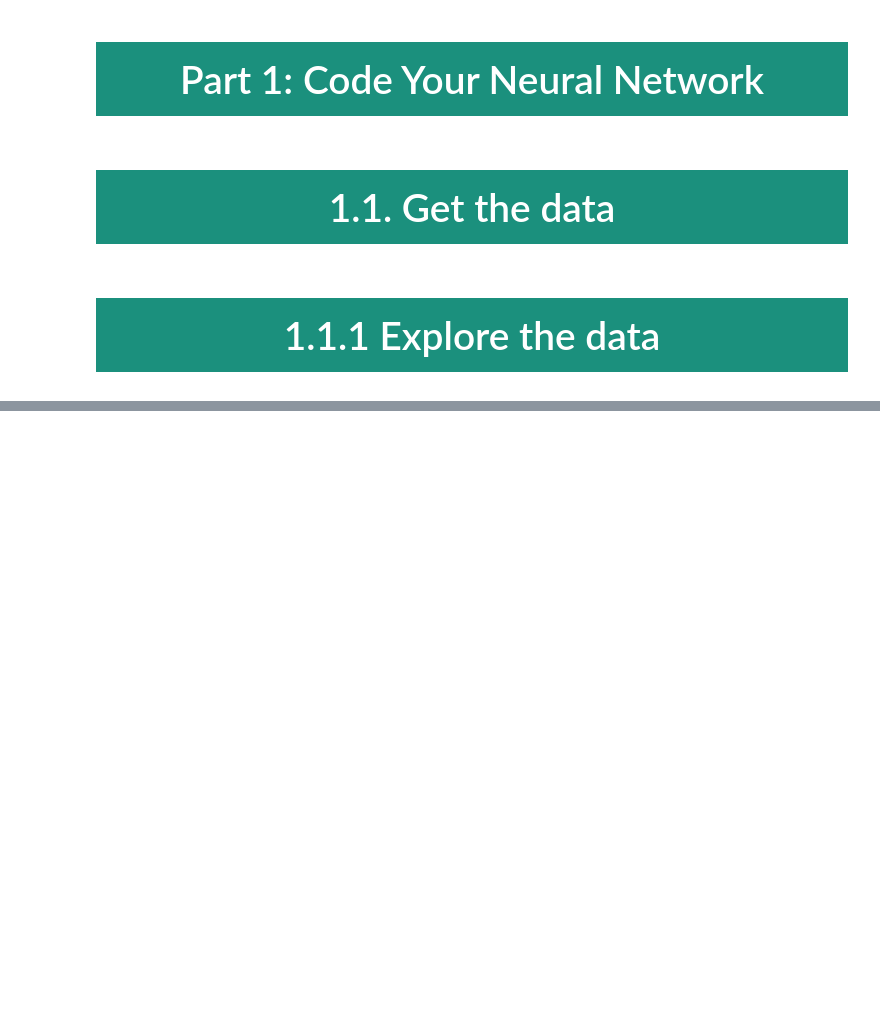
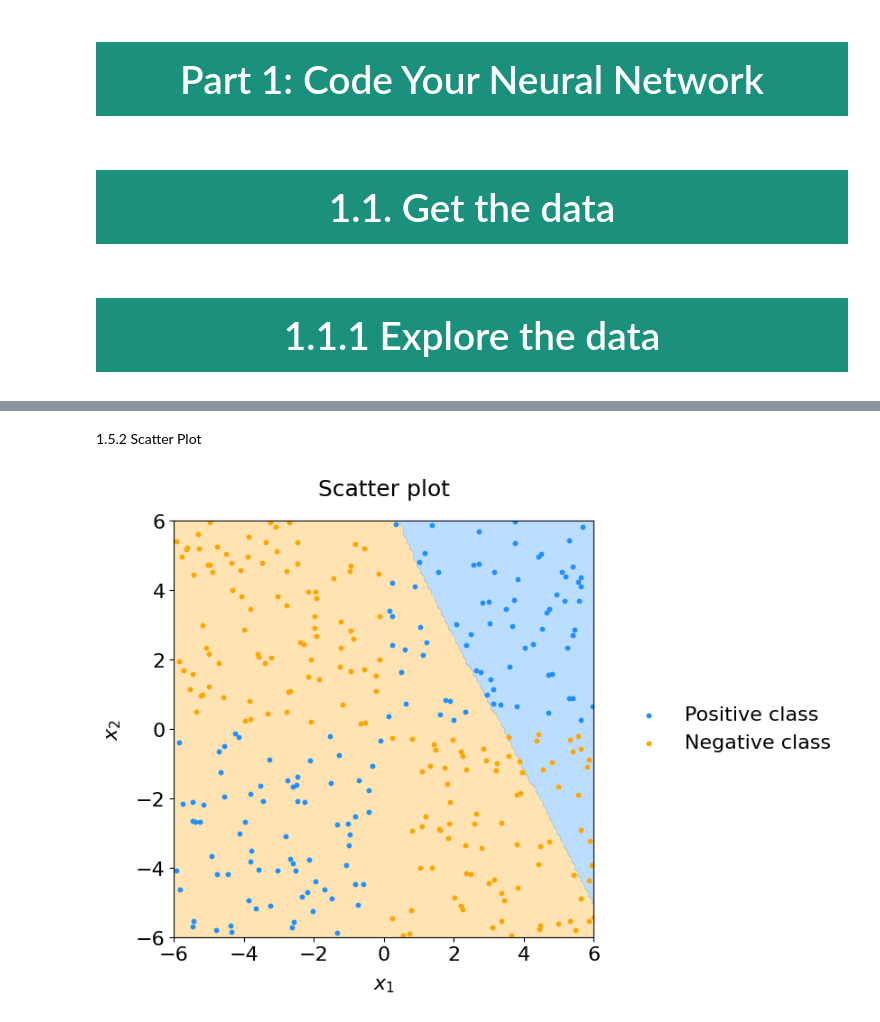
Before and after one commit to MELAI-1/MY-PROJECT, a Jupyter notebook: machine-learning/Melvin_ml_t5.ipynb, the cells around one changed output, grey strips where cells are left out. Cells and saved outputs as stored; diff of their text form; code cells hidden in the pictures; blank space fills up the shorter version.

```diff
--- a/machine-learning/Melvin_ml_t5.ipynb
+++ b/machine-learning/Melvin_ml_t5.ipynb
@@ -401,0 +171,7 @@ def plot_scatter(sig, bkg,
+# %%
+inputs = ['x1', 'x2']
+X_train = df_train[inputs].to_numpy()
+y_train = df_train['class'].to_numpy()
+
+X_test = df_test[inputs].to_numpy()
+y_test = df_test['class'].to_numpy()
@@ -401,0 +456,10 @@ def plot_scatter(sig, bkg,
+# %% [markdown]
+1.5.2 Scatter Plot
+# %%
+ds=get_decision_surface(weights, biases, boundary=0.5, range=RANGE, step=STEP)
+plot_scatter(sig, bkg, ds=ds,
+                 xname=XNAME, xlabel=XLABEL,
+                 yname=YNAME, ylabel=YLABEL,
+                 range=RANGE, step=STEP, title="Scatter plot")
+# %% [output]
+[figure, added]
```
Also changed, not shown: parts of 57 cells of this notebook.
